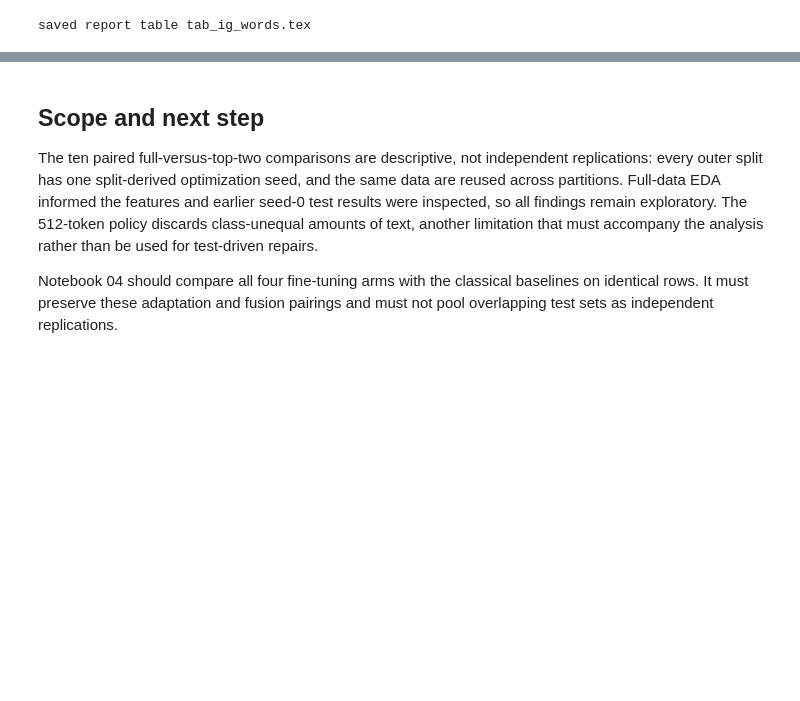
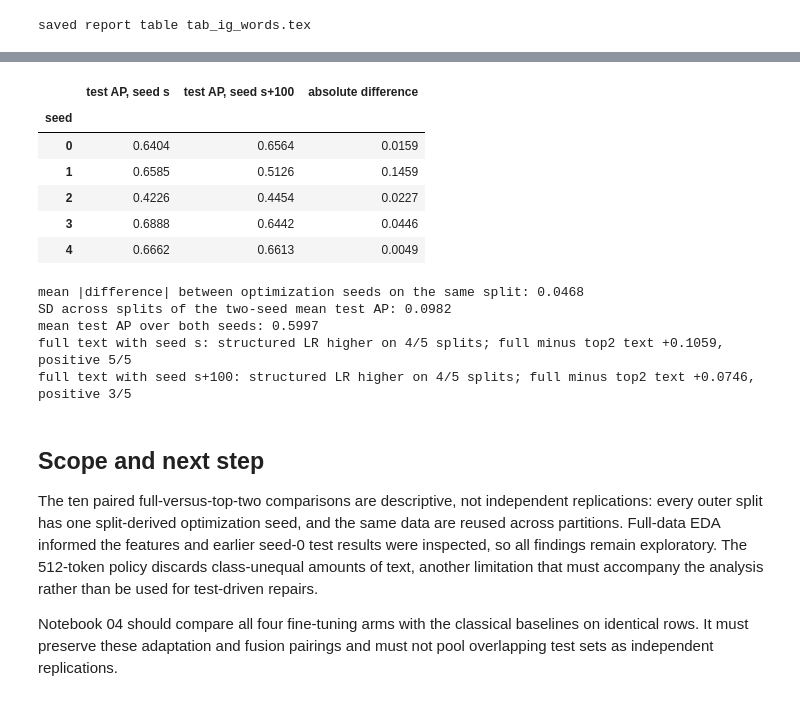
Before and after one commit to BanAnA9205/fake-job-detection-p4ai, a Jupyter notebook: code/notebooks/03_deep_learning.ipynb, the cells around one changed output, grey strips where cells are left out. Saved outputs shown, nothing was run; the diff lists cells and outputs as text; code cells hidden in the pictures; blank space fills up the shorter version.

```diff
--- a/code/notebooks/03_deep_learning.ipynb
+++ b/code/notebooks/03_deep_learning.ipynb
@@ -510,9 +510,11 @@ def sha256(path):
     return digest.hexdigest()
 
 
-def run_experiment(strategy, arm, seed):
+def run_experiment(strategy, arm, seed, optimization_seed=None, out_dir=None):
+    """Train one model on split `seed`; the optimization seed defaults to the split seed."""
     experiment = EXPERIMENTS[strategy]
-    out_dir = experiment["out"]
+    out_dir = experiment["out"] if out_dir is None else out_dir
+    optimization_seed = seed if optimization_seed is None else optimization_seed
     model_name = experiment["names"][arm]
     use_structured = ARMS[arm]
     if rh.result_exists(out_dir, model_name, seed, fingerprint=dh.data_fingerprint(dfe),
@@ -521,7 +523,7 @@ def run_experiment(strategy, arm, seed):
         print(f"seed {seed} {model_name}: already done, skipping", flush=True)
         return
     started = time.time()
-    dh.seed_everything(seed)
+    dh.seed_everything(optimization_seed)
     splits = split_cache[seed]
     train, val, test = (dfe.iloc[splits[name]] for name in ("train", "val", "test"))
     y_train, y_val, y_test = (part[dh.TARGET].to_numpy(dtype=int) for part in (train, val, test))
@@ -544,7 +546,7 @@ def run_experiment(strategy, arm, seed):
     train_dataset = AdDataset(train["text"], y_train, train_structured)
     val_dataset = AdDataset(val["text"], y_val, val_structured)
     test_dataset = AdDataset(test["text"], y_test, test_structured)
-    train_loader = make_loader(train_dataset, MICRO_BATCH, shuffle=True, seed=seed)
+    train_loader = make_loader(train_dataset, MICRO_BATCH, shuffle=True, seed=optimization_seed)
     train_eval_loader = make_loader(train_dataset, EVAL_BATCH, shuffle=False)
     val_loader = make_loader(val_dataset, EVAL_BATCH, shuffle=False)
     test_loader = make_loader(test_dataset, EVAL_BATCH, shuffle=False)
@@ -562,7 +564,7 @@ def run_experiment(strategy, arm, seed):
         f"structured dimension {structured_dim}", flush=True,
     )
     model, history, best_epoch = fine_tune(
-        model, train_loader, val_loader, y_val, seed=seed, device=DEVICE
+        model, train_loader, val_loader, y_val, seed=optimization_seed, device=DEVICE
     )
 
     score_train = predict_scores(model, train_eval_loader)
@@ -582,7 +584,8 @@ def run_experiment(strategy, arm, seed):
     if processor is not None:
         joblib.dump(processor, checkpoint / "structured_preprocessor.joblib")
     config = {
-        "model_name": model_name, "seed": seed, "base_model": MODEL_NAME,
+        "model_name": model_name, "seed": seed, "optimization_seed": optimization_seed,
+        "base_model": MODEL_NAME,
         "base_revision": MODEL_REVISION, "pooling": "first token (CLS)",
         "structured": use_structured, "structured_dim": structured_dim,
         "feature_names": feature_names, "text_columns": ft.TEXT_COLS,
@@ -1030,3 +1040,47 @@ saved report table tab_ig_words.tex
+# %%
+RESEED_OUT = Path("outputs/finetuned_reseed")
+RESEED_OFFSET = 100
+
+if ON_GPU_SERVER and RUN_TRAINING:
+    for seed in SEEDS:
+        run_experiment("full", "text", seed, optimization_seed=seed + RESEED_OFFSET, out_dir=RESEED_OUT)
+
+reseed = rh.verify_results({RESEED_OUT: ("distilbert_text",)}, y, split_cache, dh.data_fingerprint(dfe))
+original = rh.load_results(EXPERIMENTS["full"]["out"])
+original = original[original["model"] == "distilbert_text"].set_index("seed")
+reseed = reseed.set_index("seed")
+pairs = pd.DataFrame({
+    "test AP, seed s": original["test_pr_auc"],
+    "test AP, seed s+100": reseed["test_pr_auc"],
+})
+pairs["absolute difference"] = (pairs.iloc[:, 0] - pairs.iloc[:, 1]).abs()
+display(pairs.round(4))
+split_sd = pairs.iloc[:, :2].mean(axis=1).std(ddof=1)
+print(f"mean |difference| between optimization seeds on the same split: {pairs['absolute difference'].mean():.4f}")
+print(f"SD across splits of the two-seed mean test AP: {split_sd:.4f}")
+print(f"mean test AP over both seeds: {pairs.iloc[:, :2].to_numpy().mean():.4f}")
+
+# Do the paired conclusions survive the second optimization seed?
+others = rh.load_results("outputs/classical", EXPERIMENTS["top2"]["out"]).pivot(
+    index="seed", columns="model", values="test_pr_auc")
+for label, full_ap in (("seed s", pairs.iloc[:, 0]), ("seed s+100", pairs.iloc[:, 1])):
+    lr_wins = int((others["logreg"] > full_ap).sum())
+    adaptation = full_ap - others["distilbert_top2_text"]
+    print(f"full text with {label}: structured LR higher on {lr_wins}/5 splits; "
+          f"full minus top2 text {adaptation.mean():+.4f}, positive {int((adaptation > 0).sum())}/5")
+# %% [output]
+|  | test AP, seed s | test AP, seed s+100 | absolute difference |
+| seed |  |  |  |
+| 0 | 0.6404 | 0.6564 | 0.0159 |
+| 1 | 0.6585 | 0.5126 | 0.1459 |
+| 2 | 0.4226 | 0.4454 | 0.0227 |
+| 3 | 0.6888 | 0.6442 | 0.0446 |
+| 4 | 0.6662 | 0.6613 | 0.0049 |
+mean |difference| between optimization seeds on the same split: 0.0468
+SD across splits of the two-seed mean test AP: 0.0982
+mean test AP over both seeds: 0.5997
+full text with seed s: structured LR higher on 4/5 splits; full minus top2 text +0.1059, positive 5/5
+full text with seed s+100: structured LR higher on 4/5 splits; full minus top2 text +0.0746, positive 3/5
 # %% [markdown]
 ## Scope and next step
 
```
Also changed, not shown: parts of 1 cell of this notebook, 11 other files.
